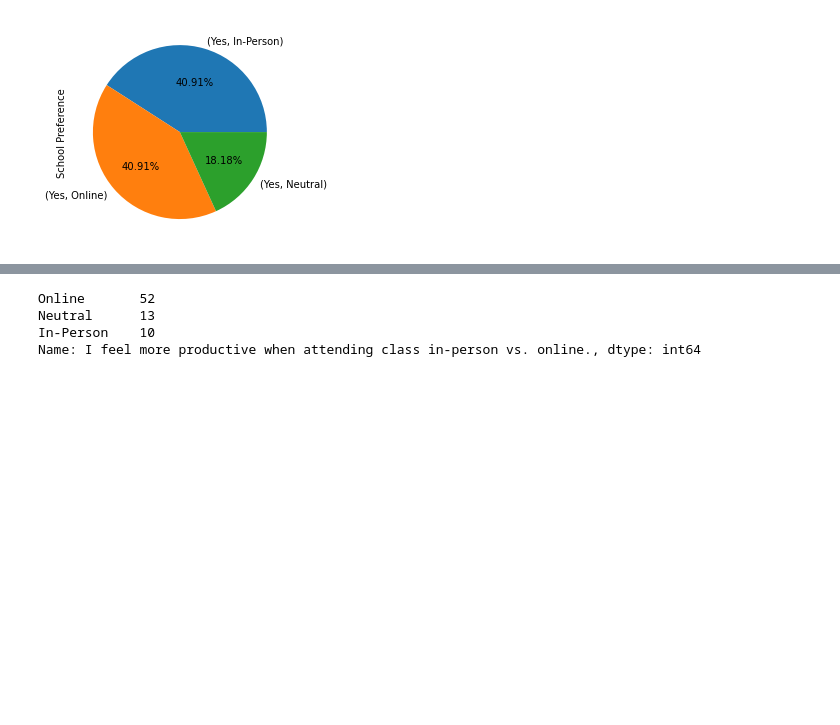
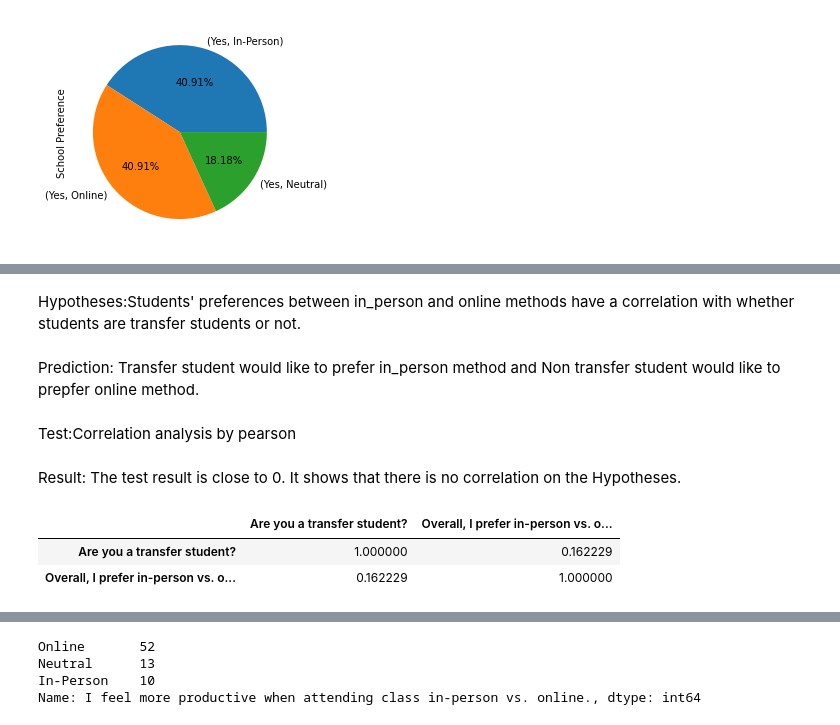
Before and after one commit to rgiron1/CS-105_miniproject, a Jupyter notebook: MiniProject.ipynb, the cells around one changed output, grey strips where cells are left out. Cells and saved outputs as stored; diff of their text form; code cells hidden in the pictures; blank space fills up the shorter version.

```diff
--- a/MiniProject.ipynb
+++ b/MiniProject.ipynb
@@ -89,2 +97,24 @@ Nontransfer = df3.groupby("Are you a transfer student?")["School Preference"].va
+# %% [markdown]
+Hypotheses:Students' preferences between in_person and online methods have a correlation with whether students are transfer students or not.
+# %% [markdown]
+Prediction: Transfer student would like to prefer in_person method and Non transfer student would like to prepfer online method.
+# %% [markdown]
+Test:Correlation analysis by pearson
+# %% [markdown]
+Result: The test result is close to 0. It shows that there is no correlation on the Hypotheses.
+# %%
+df["Are you a transfer student?"].replace(['Yes','No'],[0,1],inplace=True)
+
+# Create a dataframe for transfer and overall preference only
+data = df[["Are you a transfer student?","Overall, I prefer in-person vs. online."]].copy()
+data
+
+#Using pearson correlation test to find out the correlation.
+r = data.corr(method='pearson')
+r
+# %% [output]
+|  | Are you a transfer student? | Overall, I prefer in-person vs. o... |
+| Are you a transfer student? | 1.000000 | 0.162229 |
+| Overall, I prefer in-person vs. o... | 0.162229 | 1.000000 |
 # %%
 # Comparsion between Productive, Social interaction, and Overall preference
```
Also changed, not shown: parts of 18 cells of this notebook.
